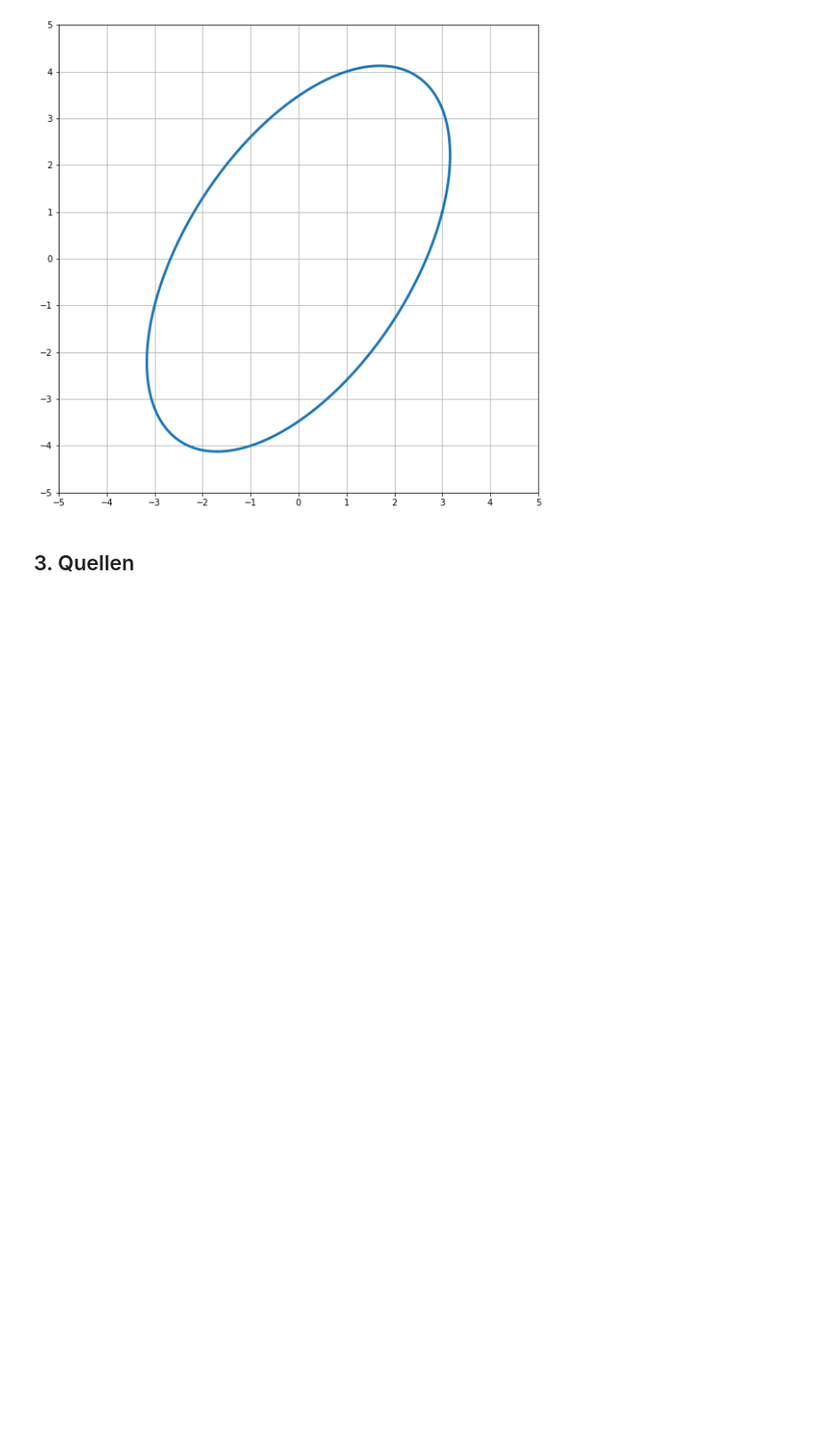
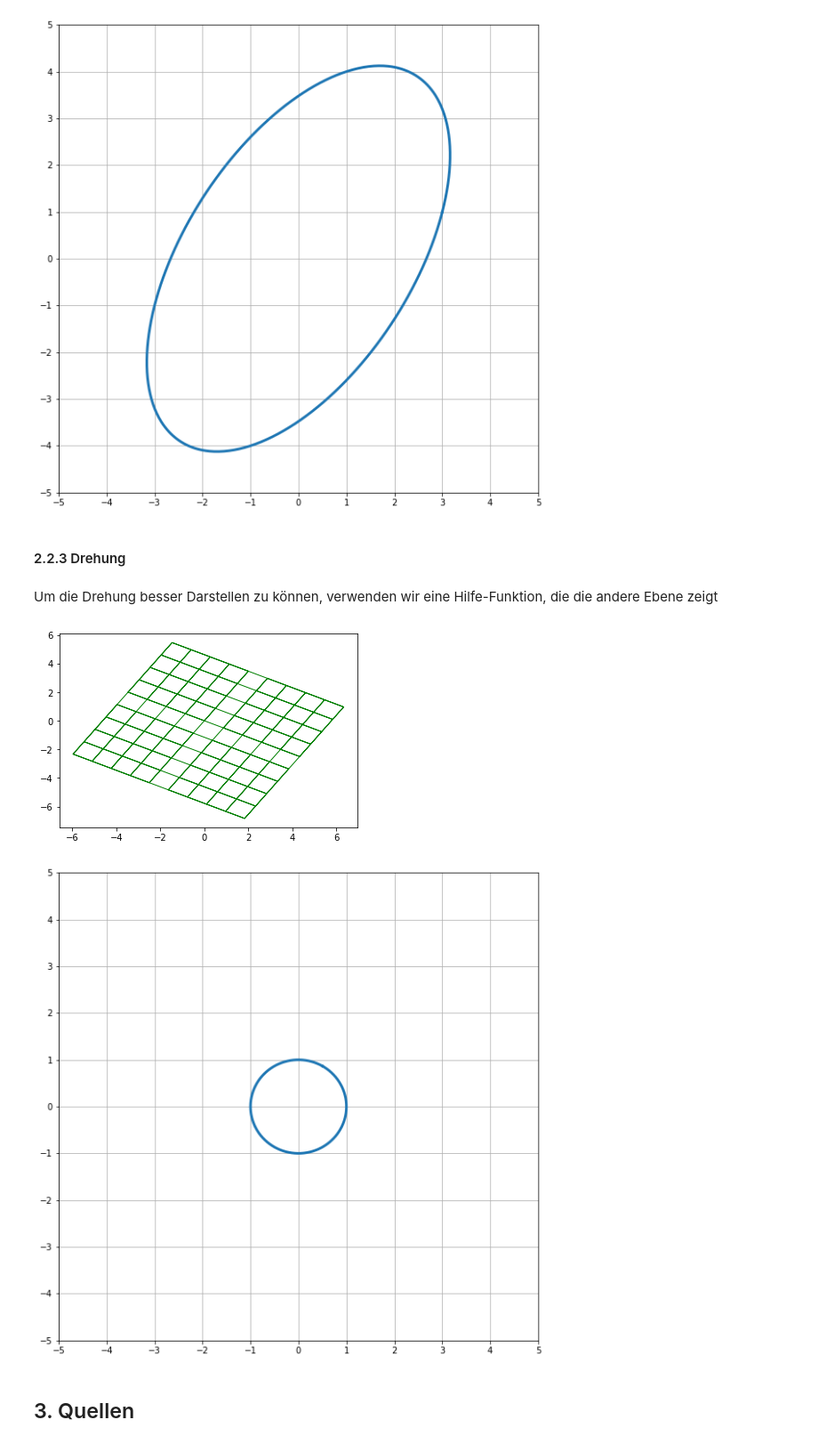
Before and after one commit to greatmerlin/SA_Lineare_Transformationen, a Jupyter notebook: Lineare_Transformationen.ipynb, the cells around one changed output. Shown: that part at 89% size. Saved outputs shown, nothing was run; the diff lists cells and outputs as text; code cells hidden in the pictures; blank space fills up the shorter version.

Commit message:
Kreis v1.7

```diff
--- a/Lineare_Transformationen.ipynb
+++ b/Lineare_Transformationen.ipynb
@@ -246,3 +246,7 @@ scherY = scherungY(e1, 4)
 kreisLinAb(scherX, scherY)
 # %% [output]
 [figure]
+# %% [markdown]
+#### 2.2.3 Drehung
+# %% [markdown]
+Um die Drehung besser Darstellen zu können, verwenden wir eine Hilfe-Funktion, die die andere Ebene zeigt
@@ -249,3 +294,30 @@ kreisLinAb(scherX, scherY)
+# %%
+def drehen(vector, alpha_in_degrees):
+    alpha = np.radians(alpha_in_degrees) # Transform degrees into radians
+
+    e1 = np.array([np.cos(alpha), np.sin(alpha)])
+    e2 = np.array([-np.sin(alpha), np.cos(alpha)])
+
+    A = np.array([e1, e2]) # Create linear transformation matrix
+    result = A @ vector # Do the linear transformation
+    return result
+# %%
+theta_degrees = 60
+
+x_achse = [-5,5]
+y_achse = [-5,5]
+
+e1 = np.array([1, 0])
+e2 = np.array([0, 1])
+
+drehenX = drehen(e1, theta_degrees)
+drehenY = drehen(e2, theta_degrees)
+
+draw_grid(drehenX, drehenY, x_lim, y_lim)
+kreisLinAb(drehenX, drehenY)
+# %% [output]
+[figure, added]
+[figure, added]
 # %% [markdown]
 ## 3. Quellen
 # %% [markdown]
```
Also changed, not shown: parts of 1 cell of this notebook.
